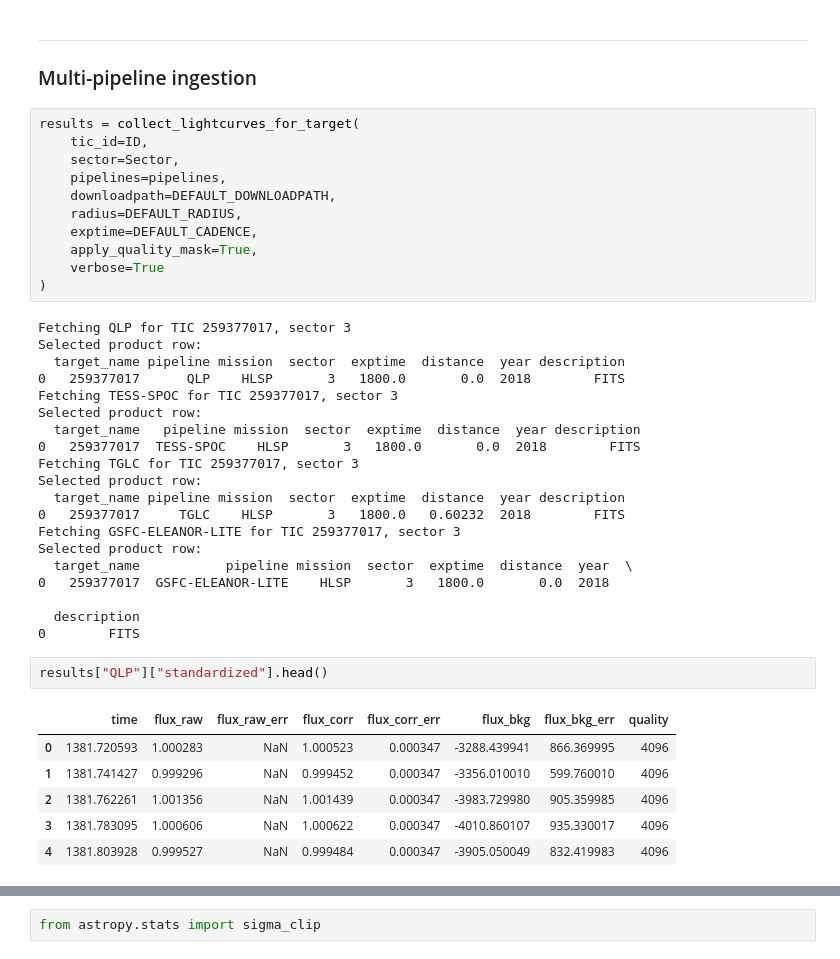
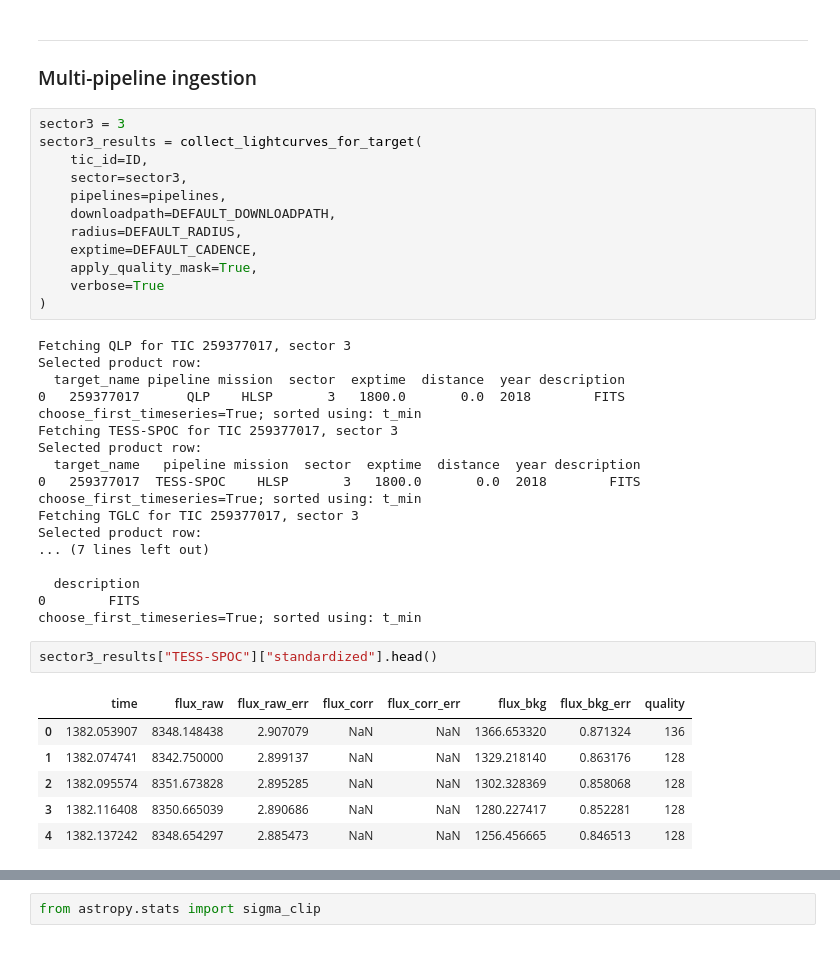
Before and after one commit to madelinejmg/project2026, a Jupyter notebook: main/NEMESIS_SPOC_QLP_TGLC_comparisons.ipynb, the cells around one changed output, grey strips where cells are left out. Cells and saved outputs as stored; diff of their text form.

```diff
--- a/main/NEMESIS_SPOC_QLP_TGLC_comparisons.ipynb
+++ b/main/NEMESIS_SPOC_QLP_TGLC_comparisons.ipynb
@@ -254,9 +258,10 @@ plt.show()
 ----
 ### Multi-pipeline ingestion
 # %%
-results = collect_lightcurves_for_target(
+sector3 = 3
+sector3_results = collect_lightcurves_for_target(
     tic_id=ID,
-    sector=Sector,
+    sector=sector3,
     pipelines=pipelines,
     downloadpath=DEFAULT_DOWNLOADPATH,
     radius=DEFAULT_RADIUS,
@@ -269,27 +274,25 @@ Fetching QLP for TIC 259377017, sector 3
 Selected product row:
   target_name pipeline mission  sector  exptime  distance  year description
 0   259377017      QLP    HLSP       3   1800.0       0.0  2018        FITS
+choose_first_timeseries=True; sorted using: t_min
 Fetching TESS-SPOC for TIC 259377017, sector 3
 Selected product row:
   target_name   pipeline mission  sector  exptime  distance  year description
 0   259377017  TESS-SPOC    HLSP       3   1800.0       0.0  2018        FITS
+choose_first_timeseries=True; sorted using: t_min
 Fetching TGLC for TIC 259377017, sector 3
 Selected product row:
-  target_name pipeline mission  sector  exptime  distance  year description
-0   259377017     TGLC    HLSP       3   1800.0   0.60232  2018        FITS
-Fetching GSFC-ELEANOR-LITE for TIC 259377017, sector 3
-Selected product row:
-  target_name           pipeline mission  sector  exptime  distance  year  \
-0   259377017  GSFC-ELEANOR-LITE    HLSP       3   1800.0       0.0  2018
+... (7 lines left out)
 
   description
 0        FITS
+choose_first_timeseries=True; sorted using: t_min
 # %%
-results["QLP"]["standardized"].head()
+sector3_results["TESS-SPOC"]["standardized"].head()
 # %% [output]
 |  | time | flux_raw | flux_raw_err | flux_corr | flux_corr_err | flux_bkg | flux_bkg_err | quality |
-| 0 | 1381.720593 | 1.000283 | NaN | 1.000523 | 0.000347 | -3288.439941 | 866.369995 | 4096 |
-| 1 | 1381.741427 | 0.999296 | NaN | 0.999452 | 0.000347 | -3356.010010 | 599.760010 | 4096 |
-| 2 | 1381.762261 | 1.001356 | NaN | 1.001439 | 0.000347 | -3983.729980 | 905.359985 | 4096 |
-| 3 | 1381.783095 | 1.000606 | NaN | 1.000622 | 0.000347 | -4010.860107 | 935.330017 | 4096 |
-| 4 | 1381.803928 | 0.999527 | NaN | 0.999484 | 0.000347 | -3905.050049 | 832.419983 | 4096 |
+| 0 | 1382.053907 | 8348.148438 | 2.907079 | NaN | NaN | 1366.653320 | 0.871324 | 136 |
+| 1 | 1382.074741 | 8342.750000 | 2.899137 | NaN | NaN | 1329.218140 | 0.863176 | 128 |
+| 2 | 1382.095574 | 8351.673828 | 2.895285 | NaN | NaN | 1302.328369 | 0.858068 | 128 |
+| 3 | 1382.116408 | 8350.665039 | 2.890686 | NaN | NaN | 1280.227417 | 0.852281 | 128 |
+| 4 | 1382.137242 | 8348.654297 | 2.885473 | NaN | NaN | 1256.456665 | 0.846513 | 128 |
```
Also changed, not shown: parts of 17 cells of this notebook, 3 other files.
